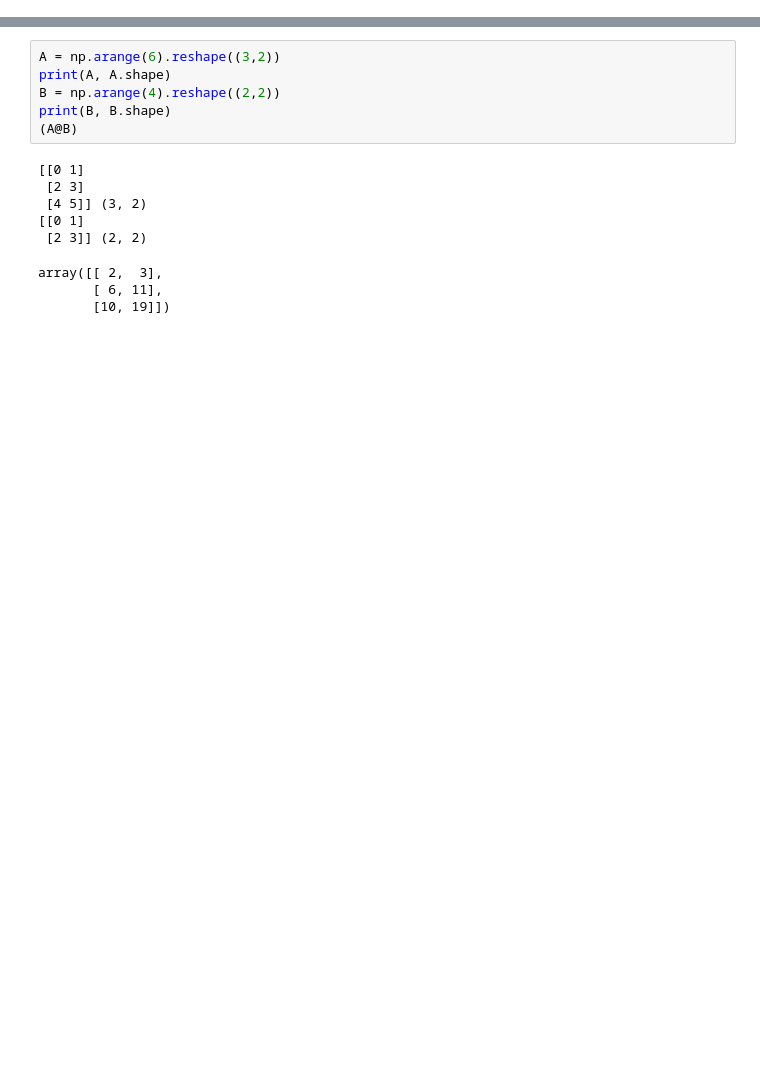
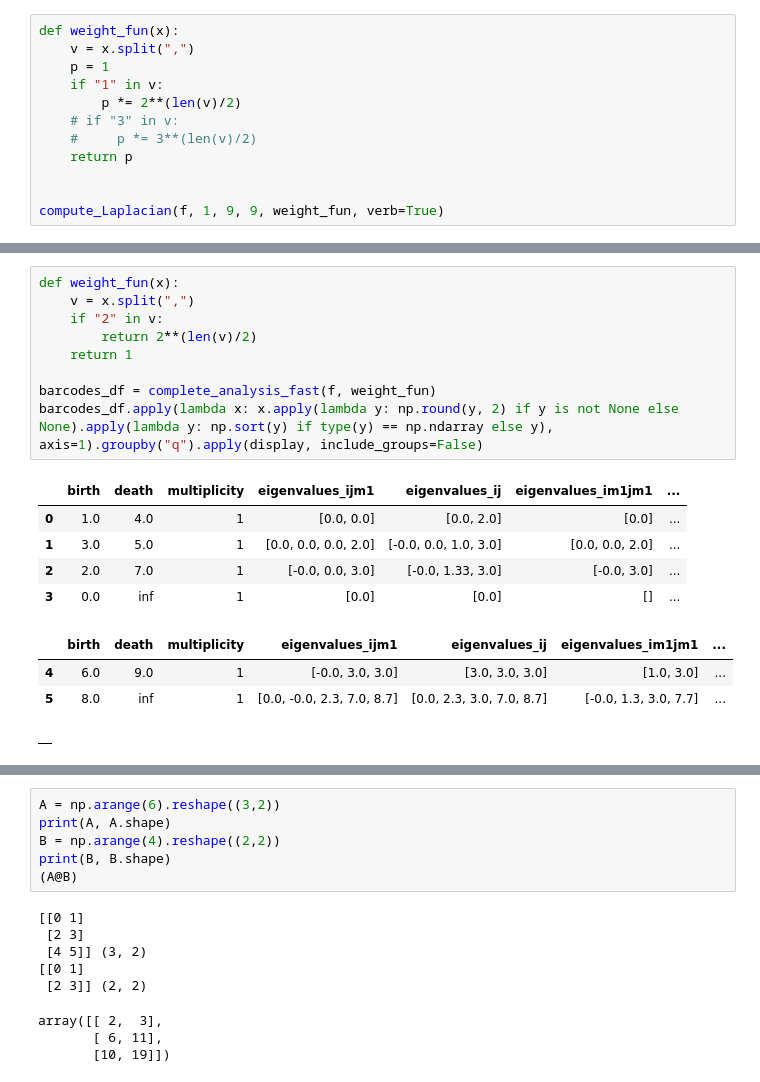
Before and after one commit to siroj99/Master_thesis, a Jupyter notebook: code/laplacians.ipynb, the cells around one changed output, grey strips where cells are left out. Saved outputs shown, nothing was run; the diff lists cells and outputs as text; blank space fills up the shorter version.

```diff
--- a/code/laplacians.ipynb
+++ b/code/laplacians.ipynb
@@ -434,0 +62,12 @@ simplices_at_time(0)
+# %%
+def weight_fun(x):
+    v = x.split(",")
+    p = 1
+    if "1" in v:
+        p *= 2**(len(v)/2)
+    # if "3" in v:
+    #     p *= 3**(len(v)/2)
+    return p
+
+
+compute_Laplacian(f, 1, 9, 9, weight_fun, verb=True)
@@ -434,0 +149,19 @@ simplices_at_time(0)
+# %%
+def weight_fun(x):
+    v = x.split(",")
+    if "2" in v:
+        return 2**(len(v)/2)
+    return 1
+
+barcodes_df = complete_analysis_fast(f, weight_fun)
+barcodes_df.apply(lambda x: x.apply(lambda y: np.round(y, 2) if y is not None else None).apply(lambda y: np.sort(y) if type(y) == np.ndarray else y), axis=1).groupby("q").apply(display, include_groups=False)
+# %% [output]
+|  | birth | death | multiplicity | eigenvalues_ijm1 | eigenvalues_ij | eigenvalues_im1jm1 | ... |
+| 0 | 1.0 | 4.0 | 1 | [0.0, 0.0] | [0.0, 2.0] | [0.0] | ... |
+| 1 | 3.0 | 5.0 | 1 | [0.0, 0.0, 0.0, 2.0] | [-0.0, 0.0, 1.0, 3.0] | [0.0, 0.0, 2.0] | ... |
+| 2 | 2.0 | 7.0 | 1 | [-0.0, 0.0, 3.0] | [-0.0, 1.33, 3.0] | [-0.0, 3.0] | ... |
+| 3 | 0.0 | inf | 1 | [0.0] | [0.0] | [] | ... |
+|  | birth | death | multiplicity | eigenvalues_ijm1 | eigenvalues_ij | eigenvalues_im1jm1 | ... |
+| 4 | 6.0 | 9.0 | 1 | [-0.0, 3.0, 3.0] | [3.0, 3.0, 3.0] | [1.0, 3.0] | ... |
+| 5 | 8.0 | inf | 1 | [0.0, -0.0, 2.3, 7.0, 8.7] | [0.0, 2.3, 3.0, 7.0, 8.7] | [-0.0, 1.3, 3.0, 7.7] | ... |
+|  |
```
Also changed, not shown: parts of 23 cells of this notebook, 2 other files.
